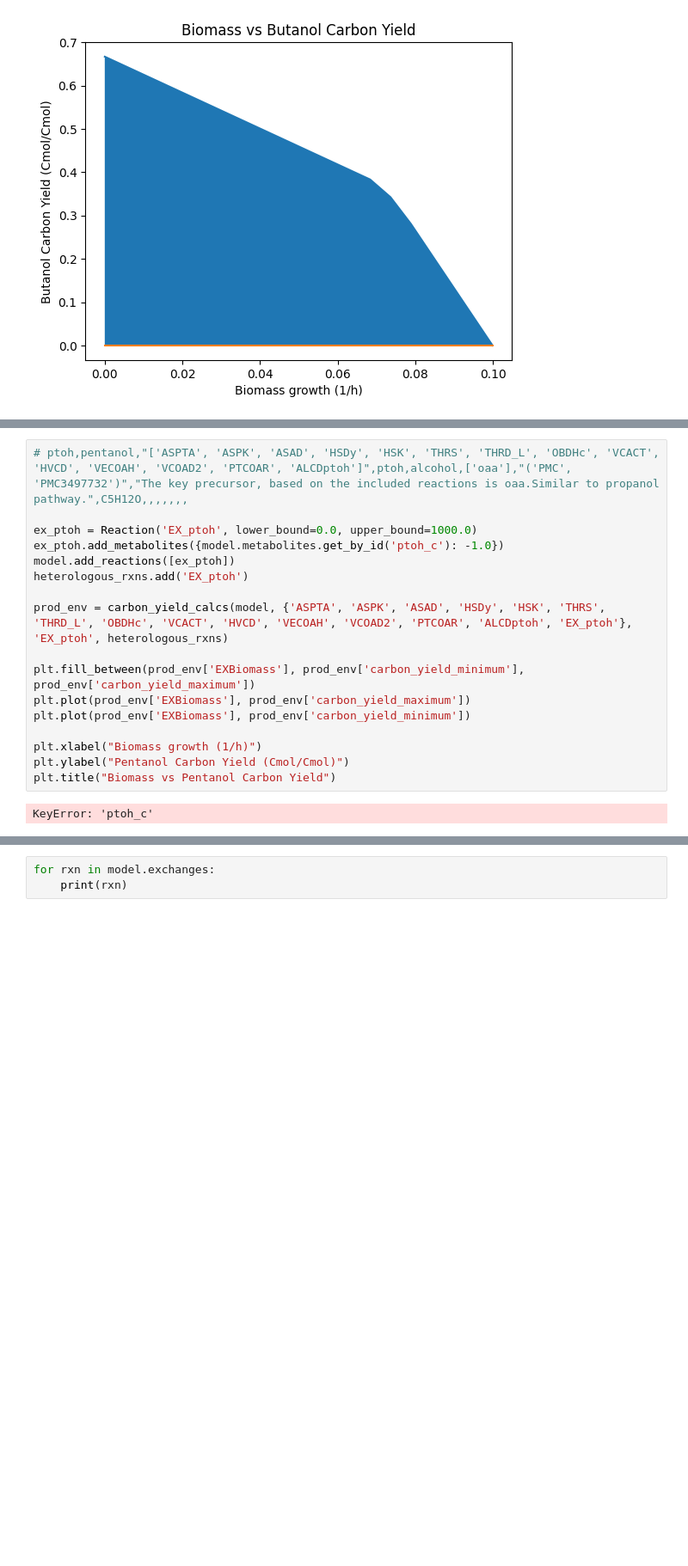
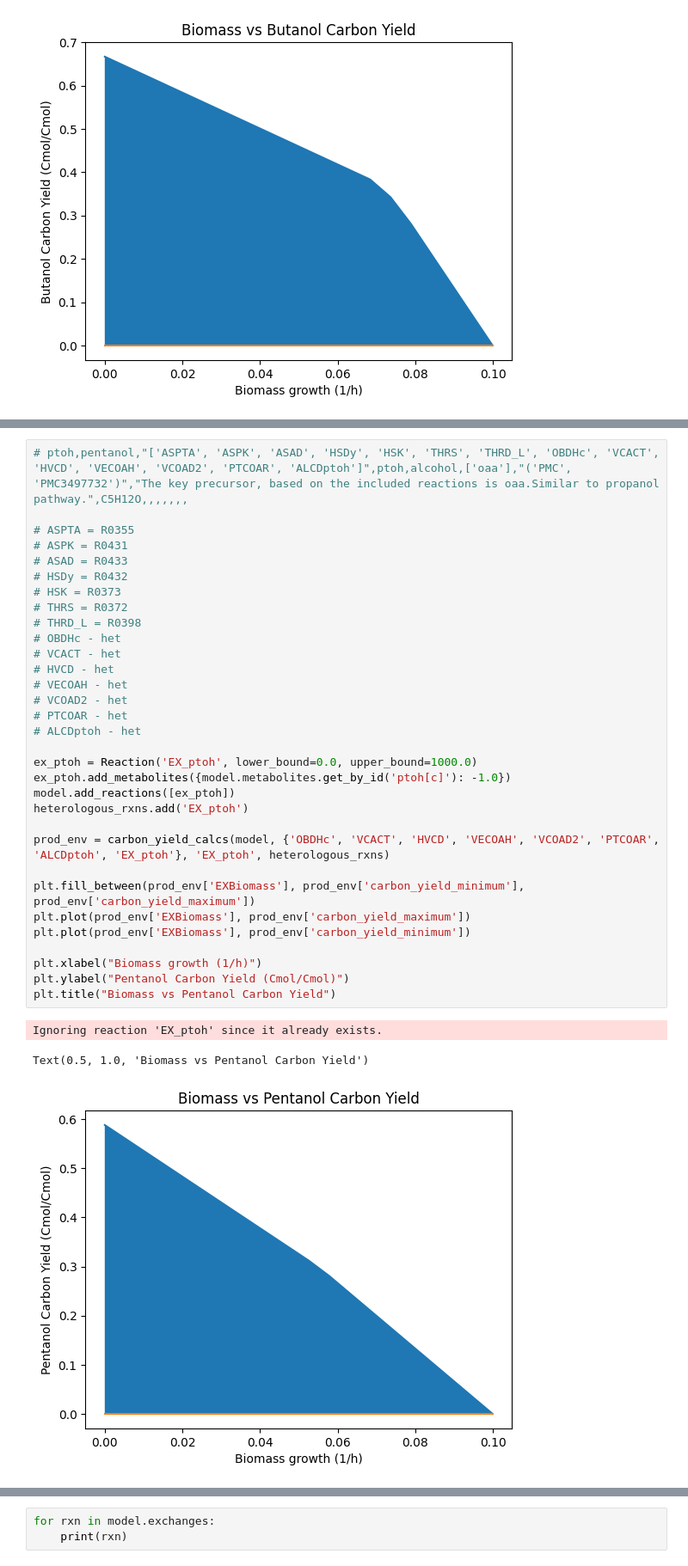
Before and after one commit to matthewkchung/iBag, a Jupyter notebook: test.ipynb, the cells around one changed output, grey strips where cells are left out. Shown at 86% size. Drawn from its saved outputs; the diff is of its cells as text; blank space fills up the shorter version.

```diff
--- a/test.ipynb
+++ b/test.ipynb
@@ -623,22 +624,39 @@ Text(0.5, 1.0, 'Biomass vs Isobutanol Carbon Yield')
 # %%
 # ptoh,pentanol,"['ASPTA', 'ASPK', 'ASAD', 'HSDy', 'HSK', 'THRS', 'THRD_L', 'OBDHc', 'VCACT', 'HVCD', 'VECOAH', 'VCOAD2', 'PTCOAR', 'ALCDptoh']",ptoh,alcohol,['oaa'],"('PMC', 'PMC3497732')","The key precursor, based on the included reactions is oaa.Similar to propanol pathway.",C5H12O,,,,,,,
 
+# ASPTA = R0355
+# ASPK = R0431
+# ASAD = R0433
+# HSDy = R0432
+# HSK = R0373
+# THRS = R0372
+# THRD_L = R0398
+# OBDHc - het
+# VCACT - het
+# HVCD - het
+# VECOAH - het
+# VCOAD2 - het
+# PTCOAR - het
+# ALCDptoh - het
+
 ex_ptoh = Reaction('EX_ptoh', lower_bound=0.0, upper_bound=1000.0)
-ex_ptoh.add_metabolites({model.metabolites.get_by_id('ptoh_c'): -1.0})
+ex_ptoh.add_metabolites({model.metabolites.get_by_id('ptoh[c]'): -1.0})
 model.add_reactions([ex_ptoh])
 heterologous_rxns.add('EX_ptoh')
 
-prod_env = carbon_yield_calcs(model, {'ASPTA', 'ASPK', 'ASAD', 'HSDy', 'HSK', 'THRS', 'THRD_L', 'OBDHc', 'VCACT', 'HVCD', 'VECOAH', 'VCOAD2', 'PTCOAR', 'ALCDptoh', 'EX_ptoh'}, 'EX_ptoh', heterologous_rxns)
+prod_env = carbon_yield_calcs(model, {'OBDHc', 'VCACT', 'HVCD', 'VECOAH', 'VCOAD2', 'PTCOAR', 'ALCDptoh', 'EX_ptoh'}, 'EX_ptoh', heterologous_rxns)
 
 plt.fill_between(prod_env['EXBiomass'], prod_env['carbon_yield_minimum'], prod_env['carbon_yield_maximum'])
 plt.plot(prod_env['EXBiomass'], prod_env['carbon_yield_maximum'])
 plt.plot(prod_env['EXBiomass'], prod_env['carbon_yield_minimum'])
 
 plt.xlabel("Biomass growth (1/h)")
 plt.ylabel("Pentanol Carbon Yield (Cmol/Cmol)")
 plt.title("Biomass vs Pentanol Carbon Yield")
 # %% [output]
-KeyError: 'ptoh_c'
+Ignoring reaction 'EX_ptoh' since it already exists.
+Text(0.5, 1.0, 'Biomass vs Pentanol Carbon Yield')
+[figure, added]
 # %%
 # 14btd,"1,4-Butanediol","['SUCOAS', 'OXGDC', 'SSCOARx', '4HBDH', '4HBACT', '4HBTALDDH', 'BTDP2']",14btd,alcohol,"['succ', 'akg']","('PMID', 21602812)","['Pathway is provided in Supplementary Data 1, as part of the model used for OptKnock simulations.']",C4H10O2,,,,,,,
 
```
Also changed, not shown: parts of 5 cells of this notebook.
